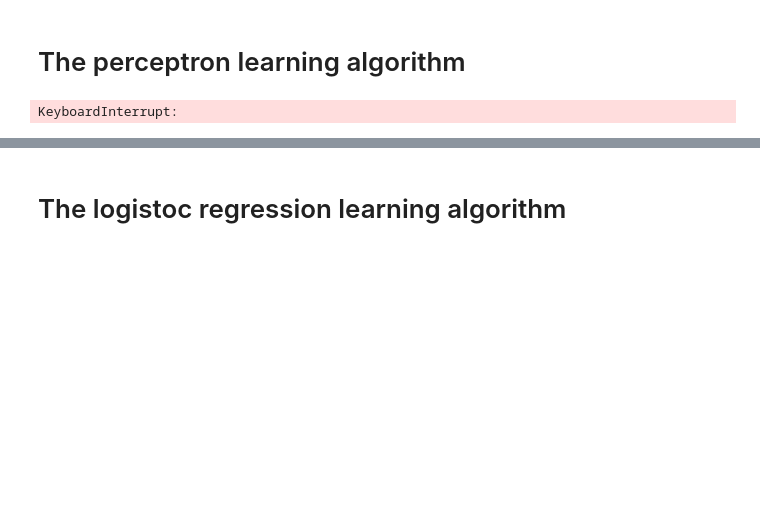
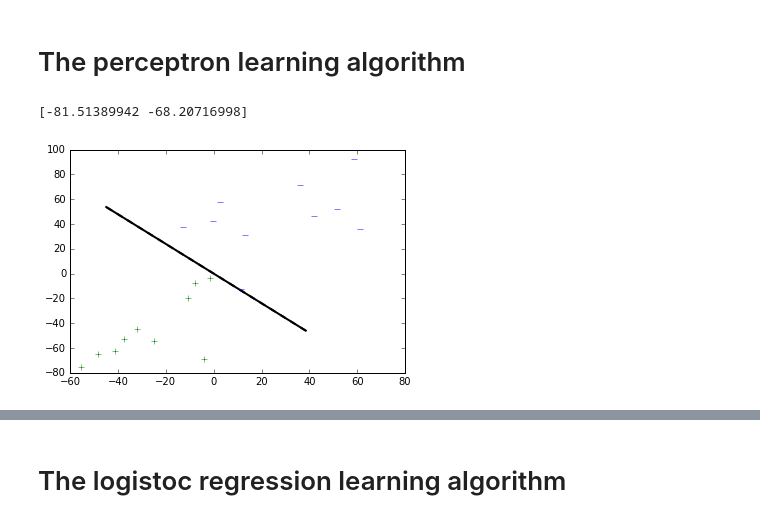
Before and after one commit to tamir650/keshet17, a Jupyter notebook: class07/class7.ipynb, the cells around one changed output, grey strips where cells are left out. Cells and saved outputs as stored; diff of their text form; code cells hidden in the pictures; blank space fills up the shorter version.

```diff
--- a/class07/class7.ipynb
+++ b/class07/class7.ipynb
@@ -98,7 +99,9 @@ def perceptron(x, y):
     return w
 # %%
-#w = perceptron(x,y)
+w = perceptron(x,y)
+plot_seperating_hyperlane(w)
 # %% [output]
-KeyboardInterrupt:
+[-81.51389942 -68.20716998]
+[figure, added]
 # %%
 plot_seperating_hyperlane(w)
```
Also changed, not shown: parts of 9 cells of this notebook.
